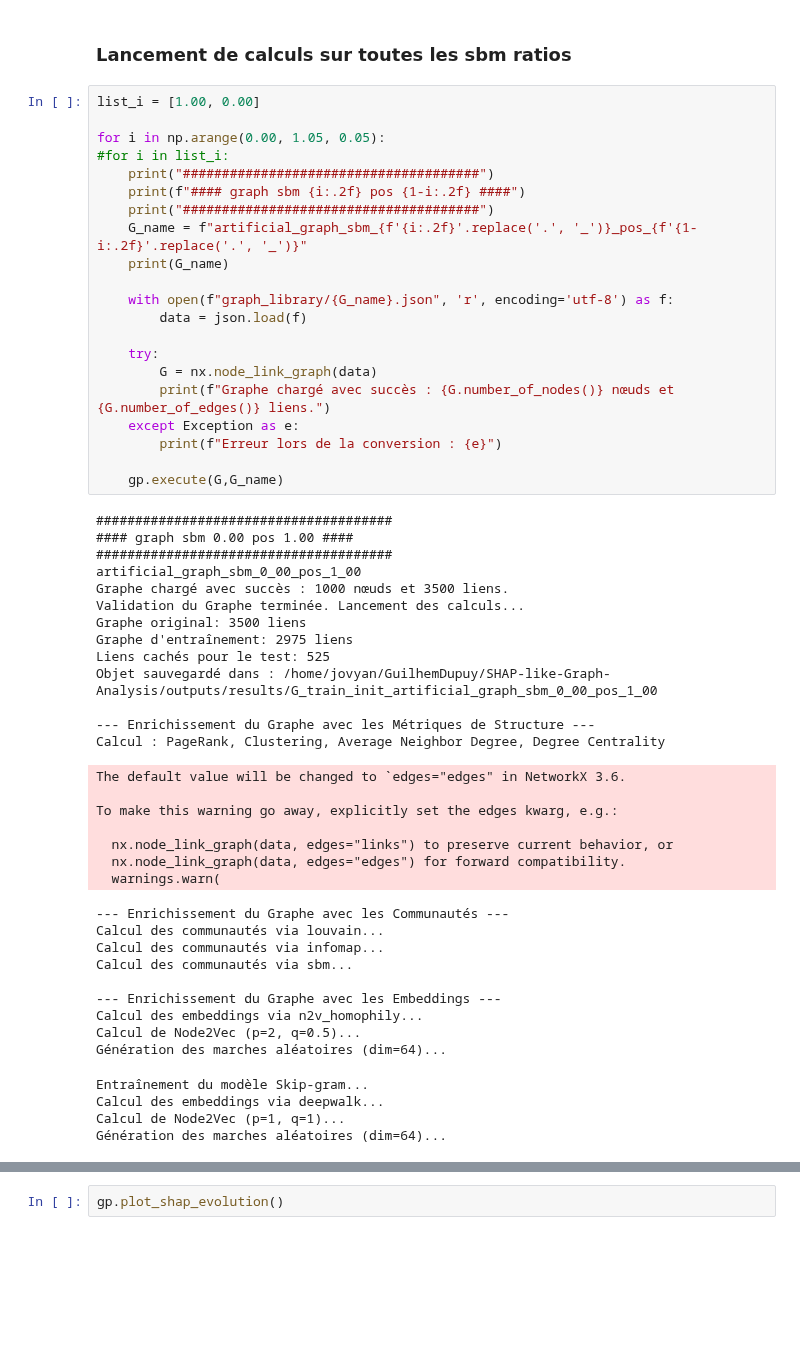
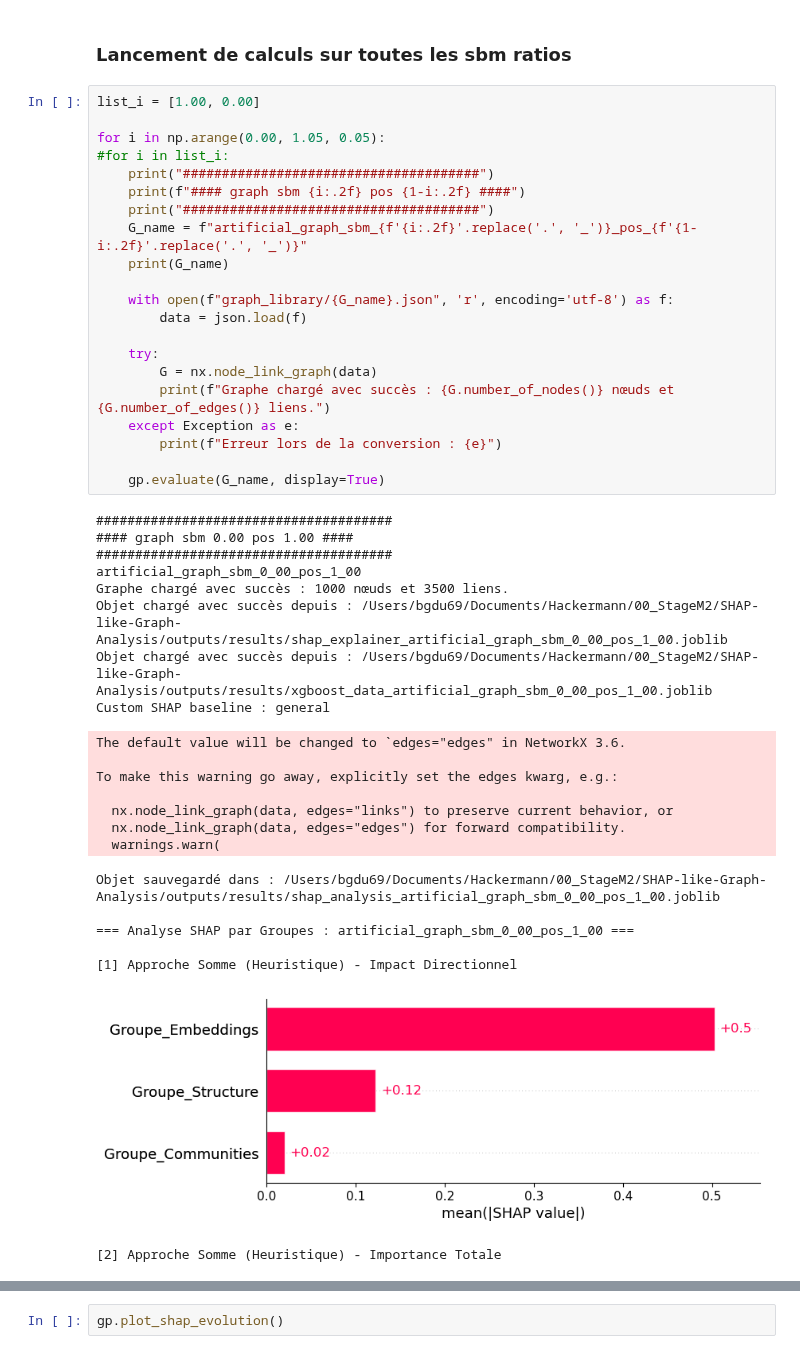
Before and after one commit to DeankoontzG/SHAP-like-Graph-Analysis, a Jupyter notebook: Notebook.ipynb, the cells around one changed output, grey strips where cells are left out. Cells and saved outputs as stored; diff of their text form; blank space fills up the shorter version.

Commit message:
UPDATE evaluate fct

```diff
--- a/Notebook.ipynb
+++ b/Notebook.ipynb
@@ -215,51 +215,40 @@ for i in np.arange(0.00, 1.05, 0.05):
 #for i in list_i:
     print("######################################")
     print(f"#### graph sbm {i:.2f} pos {1-i:.2f} ####")
     print("######################################")
     G_name = f"artificial_graph_sbm_{f'{i:.2f}'.replace('.', '_')}_pos_{f'{1-i:.2f}'.replace('.', '_')}"
     print(G_name)
 
     with open(f"graph_library/{G_name}.json", 'r', encoding='utf-8') as f:
         data = json.load(f)
 
     try:
         G = nx.node_link_graph(data)
         print(f"Graphe chargé avec succès : {G.number_of_nodes()} nœuds et {G.number_of_edges()} liens.")
     except Exception as e:
         print(f"Erreur lors de la conversion : {e}")
 
-    gp.execute(G,G_name)
+    gp.evaluate(G_name, display=True)
 # %% [output]
 ######################################
 #### graph sbm 0.00 pos 1.00 ####
 ######################################
 artificial_graph_sbm_0_00_pos_1_00
 Graphe chargé avec succès : 1000 nœuds et 3500 liens.
-Validation du Graphe terminée. Lancement des calculs...
-Graphe original: 3500 liens
-Graphe d'entraînement: 2975 liens
-Liens cachés pour le test: 525
-Objet sauvegardé dans : /home/jovyan/GuilhemDupuy/SHAP-like-Graph-Analysis/outputs/results/G_train_init_artificial_graph_sbm_0_00_pos_1_00
-
---- Enrichissement du Graphe avec les Métriques de Structure ---
-Calcul : PageRank, Clustering, Average Neighbor Degree, Degree Centrality
+Objet chargé avec succès depuis : /Users/bgdu69/Documents/Hackermann/00_StageM2/SHAP-like-Graph-Analysis/outputs/results/shap_explainer_artificial_graph_sbm_0_00_pos_1_00.joblib
+Objet chargé avec succès depuis : /Users/bgdu69/Documents/Hackermann/00_StageM2/SHAP-like-Graph-Analysis/outputs/results/xgboost_data_artificial_graph_sbm_0_00_pos_1_00.joblib
+Custom SHAP baseline : general
 The default value will be changed to `edges="edges" in NetworkX 3.6.
 
 To make this warning go away, explicitly set the edges kwarg, e.g.:
 
   nx.node_link_graph(data, edges="links") to preserve current behavior, or
   nx.node_link_graph(data, edges="edges") for forward compatibility.
   warnings.warn(
---- Enrichissement du Graphe avec les Communautés ---
-Calcul des communautés via louvain...
-Calcul des communautés via infomap...
-Calcul des communautés via sbm...
+Objet sauvegardé dans : /Users/bgdu69/Documents/Hackermann/00_StageM2/SHAP-like-Graph-Analysis/outputs/results/shap_analysis_artificial_graph_sbm_0_00_pos_1_00.joblib
 
---- Enrichissement du Graphe avec les Embeddings ---
-Calcul des embeddings via n2v_homophily...
-Calcul de Node2Vec (p=2, q=0.5)...
-Génération des marches aléatoires (dim=64)...
+=== Analyse SHAP par Groupes : artificial_graph_sbm_0_00_pos_1_00 ===
+
+[1] Approche Somme (Heuristique) - Impact Directionnel
+[figure, added]
-Entraînement du modèle Skip-gram...
-Calcul des embeddings via deepwalk...
-Calcul de Node2Vec (p=1, q=1)...
-Génération des marches aléatoires (dim=64)...
+[2] Approche Somme (Heuristique) - Importance Totale
```
Also changed, not shown: parts of 2 cells of this notebook, 3 other files.
